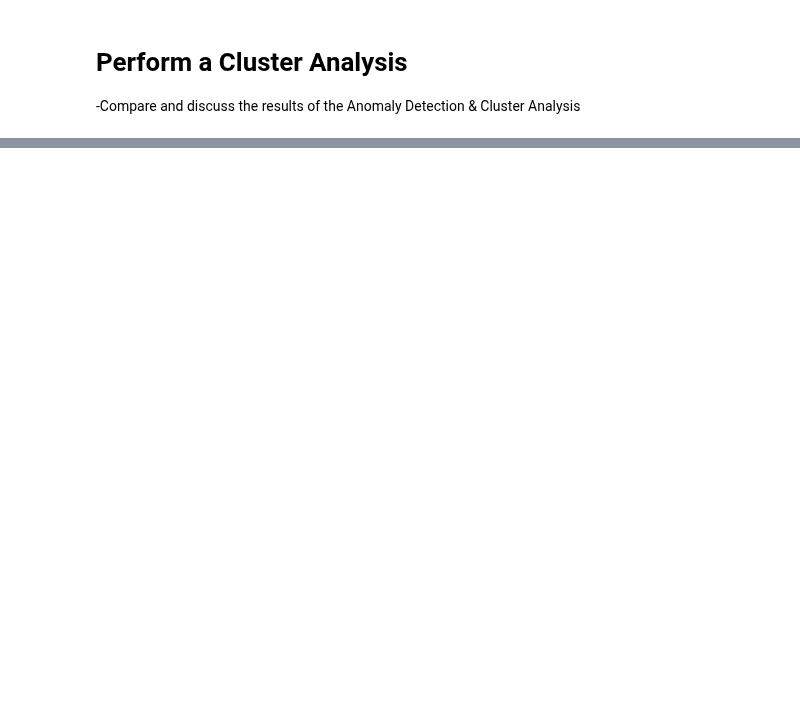
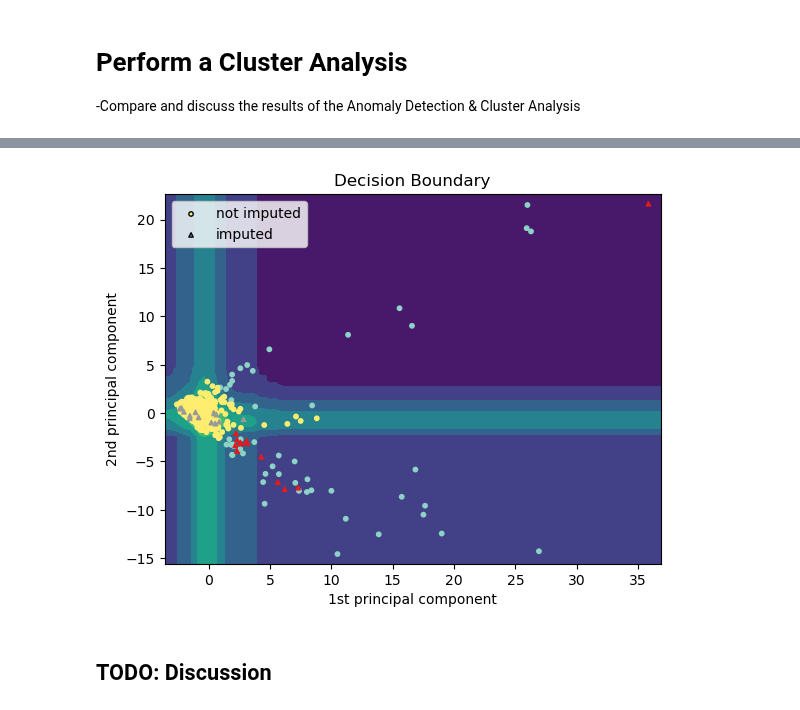
Before and after one commit to MarcoAigner/Machine-Learning-Practical, a Jupyter notebook: project_3/phase_2.ipynb, the cells around one changed output, grey strips where cells are left out. Cells and saved outputs as stored; diff of their text form; code cells hidden in the pictures; blank space fills up the shorter version.

```diff
--- a/project_3/phase_2.ipynb
+++ b/project_3/phase_2.ipynb
@@ -246,0 +179,4 @@ plt.scatter(x='pca0', y='pca1', c='prediction', data=df_pca_new)
+# %%
+first_two_pcs_new = df_pca_phase_two.iloc[:,:2]
+predictions = isolation_forest_phase_one.predict(first_two_pcs_new)
+df_pca_phase_two['outlier'] = predictions
@@ -246,0 +199,6 @@ plt.scatter(x='pca0', y='pca1', c='prediction', data=df_pca_new)
+# %%
+plot_decision_boundary = decision_boundary_plot(df=df_pca_phase_two, estimator=isolation_forest_phase_one, imputed_rows=idx_na_rows)
+# %% [output]
+[figure, added]
+# %% [markdown]
+## TODO: Discussion
```
Also changed, not shown: parts of 24 cells of this notebook, 3 other files.
